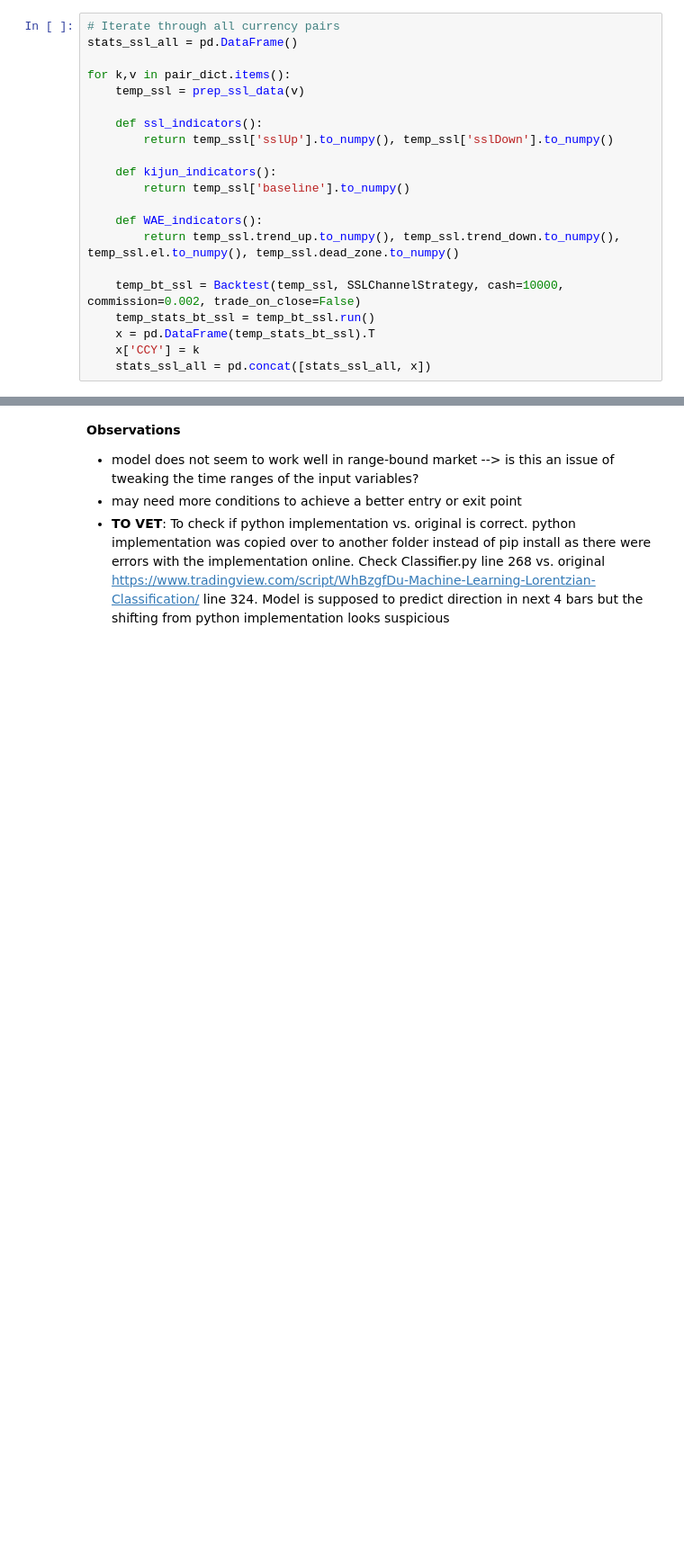
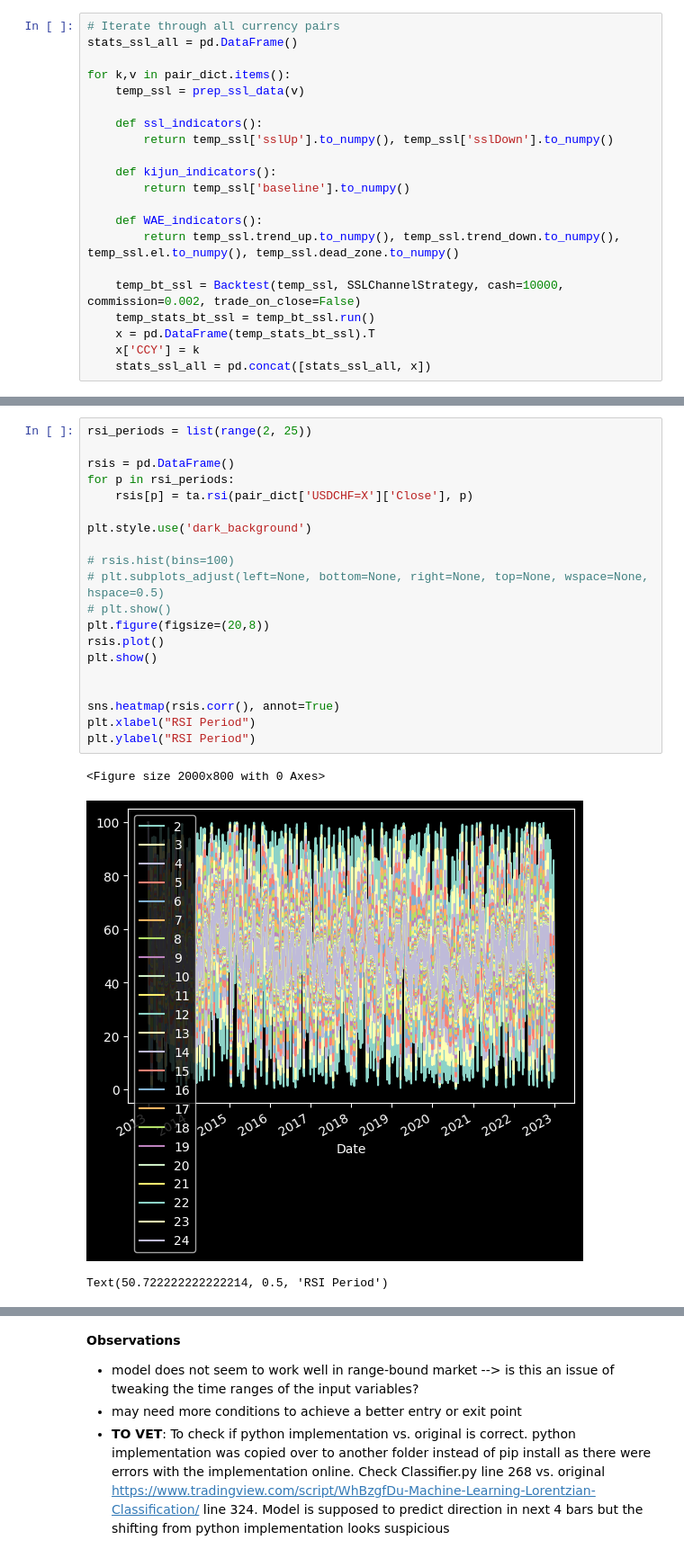
Before and after one commit to andreignatius/quant-trading, a Jupyter notebook: TA_models.ipynb, the cells around one changed output, grey strips where cells are left out. Shown at 90% size. Drawn from its saved outputs; the diff is of its cells as text; blank space fills up the shorter version.

```diff
--- a/TA_models.ipynb
+++ b/TA_models.ipynb
@@ -732,0 +921,24 @@ stats_ssl_all
+# %%
+rsi_periods = list(range(2, 25))
+
+rsis = pd.DataFrame()
+for p in rsi_periods:
+    rsis[p] = ta.rsi(pair_dict['USDCHF=X']['Close'], p)
+
+plt.style.use('dark_background')
+
+# rsis.hist(bins=100)
+# plt.subplots_adjust(left=None, bottom=None, right=None, top=None, wspace=None, hspace=0.5)
+# plt.show()
+plt.figure(figsize=(20,8))
+rsis.plot()
+plt.show()
+
+
+sns.heatmap(rsis.corr(), annot=True)
+plt.xlabel("RSI Period")
+plt.ylabel("RSI Period")
+# %% [output]
+<Figure size 2000x800 with 0 Axes>
+[figure, added]
+Text(50.722222222222214, 0.5, 'RSI Period')
```
Also changed, not shown: parts of 12 cells of this notebook.
